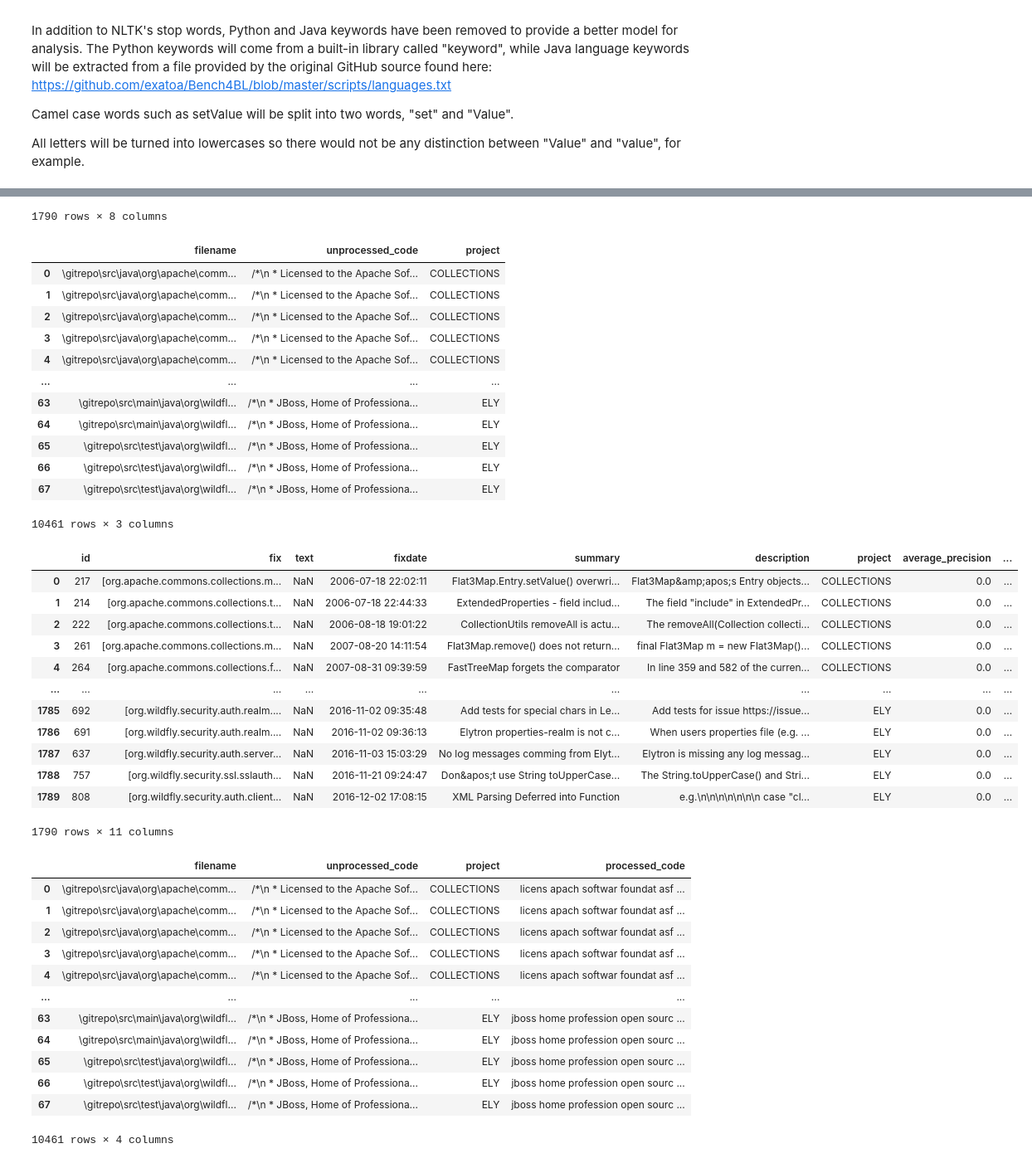
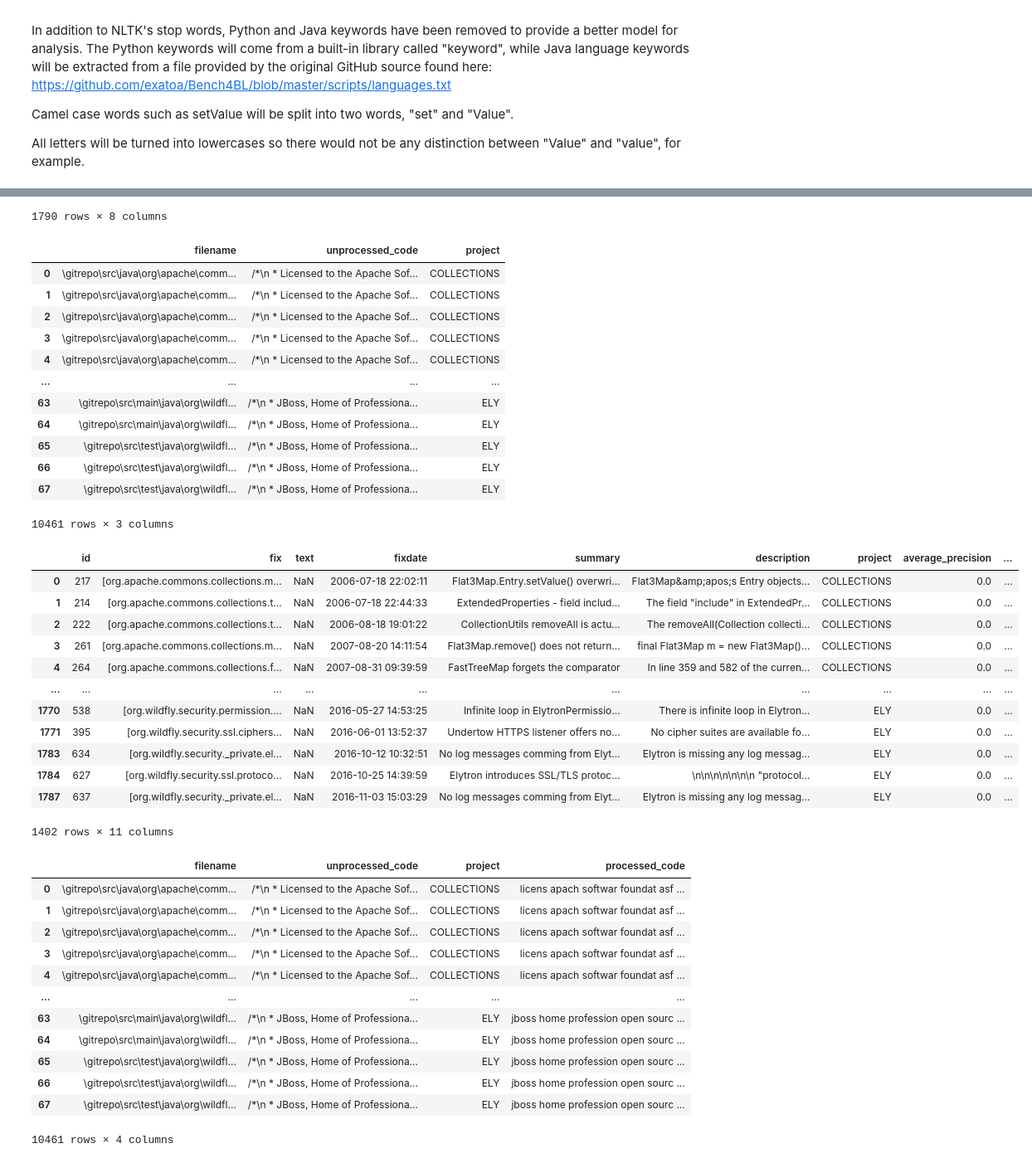
Before and after one commit to YeshaP/ENSF544_Proj2, a Jupyter notebook: Project2-1.ipynb, the cells around one changed output, grey strips where cells are left out. Shown at 83% size. Cells and saved outputs as stored; diff of their text form; code cells hidden in the pictures.

Commit message:
filtered missing files

```diff
--- a/Project2-1.ipynb
+++ b/Project2-1.ipynb
@@ -15,3 +15,5 @@ def getRawData():
     source_code_raw = source_code_raw[source_code_raw['unprocessed_code'].notna()]
     display(source_code_raw)
     return bug_report_raw, source_code_raw
+
+bug_report_raw, source_code_raw = getRawData()
@@ -17,0 +47,13 @@ def getRawData():
+# %%
+source_file_names_dot_format=set(source_code_raw["filename"].map(lambda fname:"org"+fname.partition("org")[2].replace("\\",".")).tolist())
+
+# create copy of bug report dataframe
+filter_missing_files = bug_report_raw.copy()
+
+# return the filenames that appear in the source code dataframe only
+for index, row in filter_missing_files.iterrows():
+    filter_missing_files.at[index, "fix"] = list(set(row['fix']).intersection(source_file_names_dot_format))
+
+# filter out empty arrays
+filter_missing_files = filter_missing_files[filter_missing_files.fix.str.len()>0]
+filter_missing_files
@@ -72,17 +128,17 @@ def clean_text(text):
 # %%
 def getProcessedData():
     bug_report_raw,source_code_raw=getRawData()
-    bug_report_raw["processed_description"]=bug_report_raw["description"].map(clean_text)
-    bug_report_raw["processed_summary"]=bug_report_raw["summary"].map(clean_text)
-    bug_report_raw["processed_all"]=bug_report_raw["processed_description"] + bug_report_raw["processed_summary"]
-    processed_bug_report=bug_report_raw[["fix","processed_all","project"]]
-    display(bug_report_raw)
+    filter_missing_files["processed_description"]=filter_missing_files["description"].map(clean_text)
+    filter_missing_files["processed_summary"]=filter_missing_files["summary"].map(clean_text)
+    filter_missing_files["processed_all"]=filter_missing_files["processed_description"] + filter_missing_files["processed_summary"]
+    processed_bug_report=filter_missing_files[["fix","processed_all","project"]]
+    display(filter_missing_files)
     source_code_raw["processed_code"]=source_code_raw["unprocessed_code"].map(clean_text)
     display(source_code_raw)
     processed_source_code=source_code_raw[["filename","processed_code","project"]]
     return processed_bug_report, processed_source_code
 
-bug_report_raw,source_code_raw=getProcessedData()
+filter_missing_files,source_code_raw=getProcessedData()
 # %% [output]
 |  | id | fix | text | fixdate | summary | description | project | average_precision |
 | 0 | 217 | [org.apache.commons.collections.m... | NaN | 2006-07-18 22:02:11 | Flat3Map.Entry.setValue() overwri... | Flat3Map&amp;apos;s Entry objects... | COLLECTIONS | 0.0 |
@@ -90,39 +146,39 @@ bug_report_raw,source_code_raw=getProcessedData()
 | 2 | 222 | [org.apache.commons.collections.t... | NaN | 2006-08-18 19:01:22 | CollectionUtils removeAll is actu... | The removeAll(Collection collecti... | COLLECTIONS | 0.0 |
 | 3 | 261 | [org.apache.commons.collections.m... | NaN | 2007-08-20 14:11:54 | Flat3Map.remove() does not return... | final Flat3Map m = new Flat3Map()... | COLLECTIONS | 0.0 |
 | 4 | 264 | [org.apache.commons.collections.f... | NaN | 2007-08-31 09:39:59 | FastTreeMap forgets the comparator | In line 359 and 582 of the curren... | COLLECTIONS | 0.0 |
 | ... | ... | ... | ... | ... | ... | ... | ... | ... |
 | 1785 | 692 | [org.wildfly.security.auth.realm.... | NaN | 2016-11-02 09:35:48 | Add tests for special chars in Le... | Add tests for issue https://issue... | ELY | 0.0 |
 | 1786 | 691 | [org.wildfly.security.auth.realm.... | NaN | 2016-11-02 09:36:13 | Elytron properties-realm is not c... | When users properties file (e.g. ... | ELY | 0.0 |
 | 1787 | 637 | [org.wildfly.security.auth.server... | NaN | 2016-11-03 15:03:29 | No log messages comming from Elyt... | Elytron is missing any log messag... | ELY | 0.0 |
 | 1788 | 757 | [org.wildfly.security.ssl.sslauth... | NaN | 2016-11-21 09:24:47 | Don&apos;t use String toUpperCase... | The String.toUpperCase() and Stri... | ELY | 0.0 |
 | 1789 | 808 | [org.wildfly.security.auth.client... | NaN | 2016-12-02 17:08:15 | XML Parsing Deferred into Function | e.g.\n\n\n\n\n\n\n case "cl... | ELY | 0.0 |
 1790 rows × 8 columns
 |  | filename | unprocessed_code | project |
 | 0 | \gitrepo\src\java\org\apache\comm... | /*\n * Licensed to the Apache Sof... | COLLECTIONS |
 | 1 | \gitrepo\src\java\org\apache\comm... | /*\n * Licensed to the Apache Sof... | COLLECTIONS |
 | 2 | \gitrepo\src\java\org\apache\comm... | /*\n * Licensed to the Apache Sof... | COLLECTIONS |
 | 3 | \gitrepo\src\java\org\apache\comm... | /*\n * Licensed to the Apache Sof... | COLLECTIONS |
 | 4 | \gitrepo\src\java\org\apache\comm... | /*\n * Licensed to the Apache Sof... | COLLECTIONS |
 | ... | ... | ... | ... |
 | 63 | \gitrepo\src\main\java\org\wildfl... | /*\n * JBoss, Home of Professiona... | ELY |
 | 64 | \gitrepo\src\main\java\org\wildfl... | /*\n * JBoss, Home of Professiona... | ELY |
 | 65 | \gitrepo\src\test\java\org\wildfl... | /*\n * JBoss, Home of Professiona... | ELY |
 | 66 | \gitrepo\src\test\java\org\wildfl... | /*\n * JBoss, Home of Professiona... | ELY |
 | 67 | \gitrepo\src\test\java\org\wildfl... | /*\n * JBoss, Home of Professiona... | ELY |
 10461 rows × 3 columns
 |  | id | fix | text | fixdate | summary | description | project | average_precision | ... |
 | 0 | 217 | [org.apache.commons.collections.m... | NaN | 2006-07-18 22:02:11 | Flat3Map.Entry.setValue() overwri... | Flat3Map&amp;apos;s Entry objects... | COLLECTIONS | 0.0 | ... |
 | 1 | 214 | [org.apache.commons.collections.t... | NaN | 2006-07-18 22:44:33 | ExtendedProperties - field includ... | The field "include" in ExtendedPr... | COLLECTIONS | 0.0 | ... |
 | 2 | 222 | [org.apache.commons.collections.t... | NaN | 2006-08-18 19:01:22 | CollectionUtils removeAll is actu... | The removeAll(Collection collecti... | COLLECTIONS | 0.0 | ... |
 | 3 | 261 | [org.apache.commons.collections.m... | NaN | 2007-08-20 14:11:54 | Flat3Map.remove() does not return... | final Flat3Map m = new Flat3Map()... | COLLECTIONS | 0.0 | ... |
 | 4 | 264 | [org.apache.commons.collections.f... | NaN | 2007-08-31 09:39:59 | FastTreeMap forgets the comparator | In line 359 and 582 of the curren... | COLLECTIONS | 0.0 | ... |
 | ... | ... | ... | ... | ... | ... | ... | ... | ... | ... |
-| 1785 | 692 | [org.wildfly.security.auth.realm.... | NaN | 2016-11-02 09:35:48 | Add tests for special chars in Le... | Add tests for issue https://issue... | ELY | 0.0 | ... |
-| 1786 | 691 | [org.wildfly.security.auth.realm.... | NaN | 2016-11-02 09:36:13 | Elytron properties-realm is not c... | When users properties file (e.g. ... | ELY | 0.0 | ... |
-| 1787 | 637 | [org.wildfly.security.auth.server... | NaN | 2016-11-03 15:03:29 | No log messages comming from Elyt... | Elytron is missing any log messag... | ELY | 0.0 | ... |
-| 1788 | 757 | [org.wildfly.security.ssl.sslauth... | NaN | 2016-11-21 09:24:47 | Don&apos;t use String toUpperCase... | The String.toUpperCase() and Stri... | ELY | 0.0 | ... |
-| 1789 | 808 | [org.wildfly.security.auth.client... | NaN | 2016-12-02 17:08:15 | XML Parsing Deferred into Function | e.g.\n\n\n\n\n\n\n case "cl... | ELY | 0.0 | ... |
+| 1770 | 538 | [org.wildfly.security.permission.... | NaN | 2016-05-27 14:53:25 | Infinite loop in ElytronPermissio... | There is infinite loop in Elytron... | ELY | 0.0 | ... |
+| 1771 | 395 | [org.wildfly.security.ssl.ciphers... | NaN | 2016-06-01 13:52:37 | Undertow HTTPS listener offers no... | No cipher suites are available fo... | ELY | 0.0 | ... |
+| 1783 | 634 | [org.wildfly.security._private.el... | NaN | 2016-10-12 10:32:51 | No log messages comming from Elyt... | Elytron is missing any log messag... | ELY | 0.0 | ... |
+| 1784 | 627 | [org.wildfly.security.ssl.protoco... | NaN | 2016-10-25 14:39:59 | Elytron introduces SSL/TLS protoc... | \n\n\n\n\n\n\n "protocol... | ELY | 0.0 | ... |
+| 1787 | 637 | [org.wildfly.security._private.el... | NaN | 2016-11-03 15:03:29 | No log messages comming from Elyt... | Elytron is missing any log messag... | ELY | 0.0 | ... |
-1790 rows × 11 columns
+1402 rows × 11 columns
 |  | filename | unprocessed_code | project | processed_code |
 | 0 | \gitrepo\src\java\org\apache\comm... | /*\n * Licensed to the Apache Sof... | COLLECTIONS | licens apach softwar foundat asf ... |
 | 1 | \gitrepo\src\java\org\apache\comm... | /*\n * Licensed to the Apache Sof... | COLLECTIONS | licens apach softwar foundat asf ... |
```
Also changed, not shown: parts of 6 cells of this notebook.
